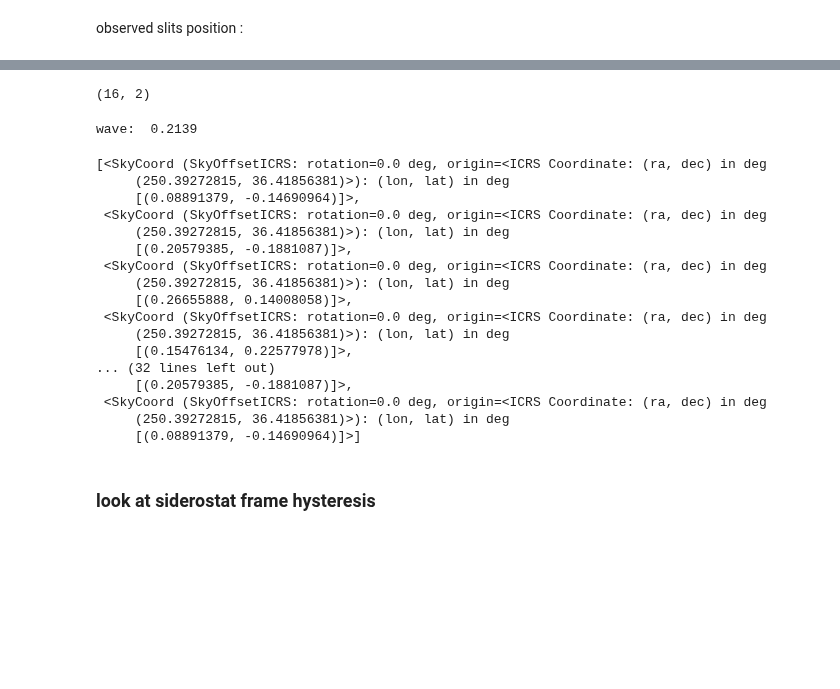
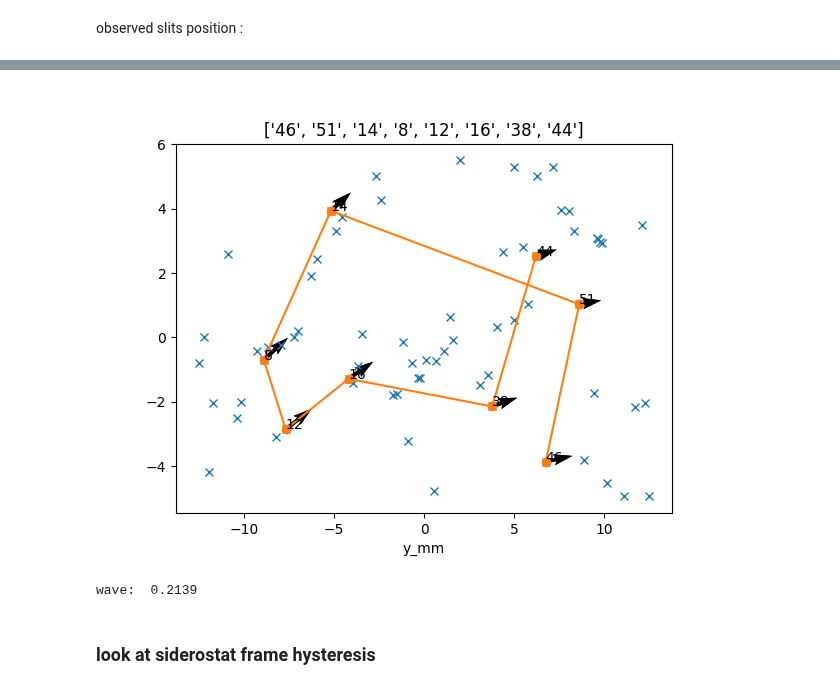
Before and after one commit to vpicouet/FireBallPipe, a Jupyter notebook: Notebook/XY_2022_F1.ipynb, the cells around one changed output, grey strips where cells are left out. Cells and saved outputs as stored; diff of their text form; code cells hidden in the pictures; blank space fills up the shorter version.

```diff
--- a/Notebook/XY_2022_F1.ipynb
+++ b/Notebook/XY_2022_F1.ipynb
@@ -156,5 +212,7 @@ slits_coord_obs_det = np.array([
        [1631.89394058,  287.11784832],
        [1966.20476903,  416.24326822]])
 
-slits_coord_obs_det
+slit_path["x_det_obs"] = slits_coord_obs_det[:,0]
+slit_path["y_det_obs"] = slits_coord_obs_det[:,1]
+slit_path
 # %% [output]
@@ -177,7 +238,17 @@ array([[1965.59756538,  420.22242579],
-# %%
-slits_coord_obs_det.shape
-# %% [output]
-(16, 2)
+# %%
+# TODO create some quiver of the error
+plt.figure()
+plt.plot(F1["x_mm"],F1["y_mm"],"x")
+plt.plot(selected_slits["x_mm"],selected_slits["y_mm"],"-o")
+for s in selected_slits:
+    plt.text(s["x_mm"],s["y_mm"],s["Internal-count"])
+plt.quiver(slit_path["x_mm"],slit_path["y_mm"],slit_path["x_det_obs"],slit_path["y_det_obs"])
+plt.xlabel("x_mm")
+plt.xlabel("y_mm")
+plt.title(slits)
+plt.show()
+# %% [output]
+[figure, added]
 # %%
 valid = np.isfinite(slits_coord_obs_det[:,0])
 #valid = np.array([True]*8 + [False]*8)
@@ -192,26 +261,6 @@ slits_coord_valid = [slits_coord[i] for i in np.nonzero(valid)[0]]
 slits_valid = np.array(slits + slits[::-1])[valid]
 # %% [output]
 wave:  0.2139
-# %%
-slits_coord_valid
-# %% [output]
-[<SkyCoord (SkyOffsetICRS: rotation=0.0 deg, origin=<ICRS Coordinate: (ra, dec) in deg
-     (250.39272815, 36.41856381)>): (lon, lat) in deg
-     [(0.08891379, -0.14690964)]>,
- <SkyCoord (SkyOffsetICRS: rotation=0.0 deg, origin=<ICRS Coordinate: (ra, dec) in deg
-     (250.39272815, 36.41856381)>): (lon, lat) in deg
-     [(0.20579385, -0.1881087)]>,
- <SkyCoord (SkyOffsetICRS: rotation=0.0 deg, origin=<ICRS Coordinate: (ra, dec) in deg
-     (250.39272815, 36.41856381)>): (lon, lat) in deg
-     [(0.26655888, 0.14008058)]>,
- <SkyCoord (SkyOffsetICRS: rotation=0.0 deg, origin=<ICRS Coordinate: (ra, dec) in deg
-     (250.39272815, 36.41856381)>): (lon, lat) in deg
-     [(0.15476134, 0.22577978)]>,
-... (32 lines left out)
-     [(0.20579385, -0.1881087)]>,
- <SkyCoord (SkyOffsetICRS: rotation=0.0 deg, origin=<ICRS Coordinate: (ra, dec) in deg
-     (250.39272815, 36.41856381)>): (lon, lat) in deg
-     [(0.08891379, -0.14690964)]>]
 # %% [markdown]
 ### look at siderostat frame hysteresis
 # %%
```
Also changed, not shown: parts of 35 cells of this notebook, 1 other file.
